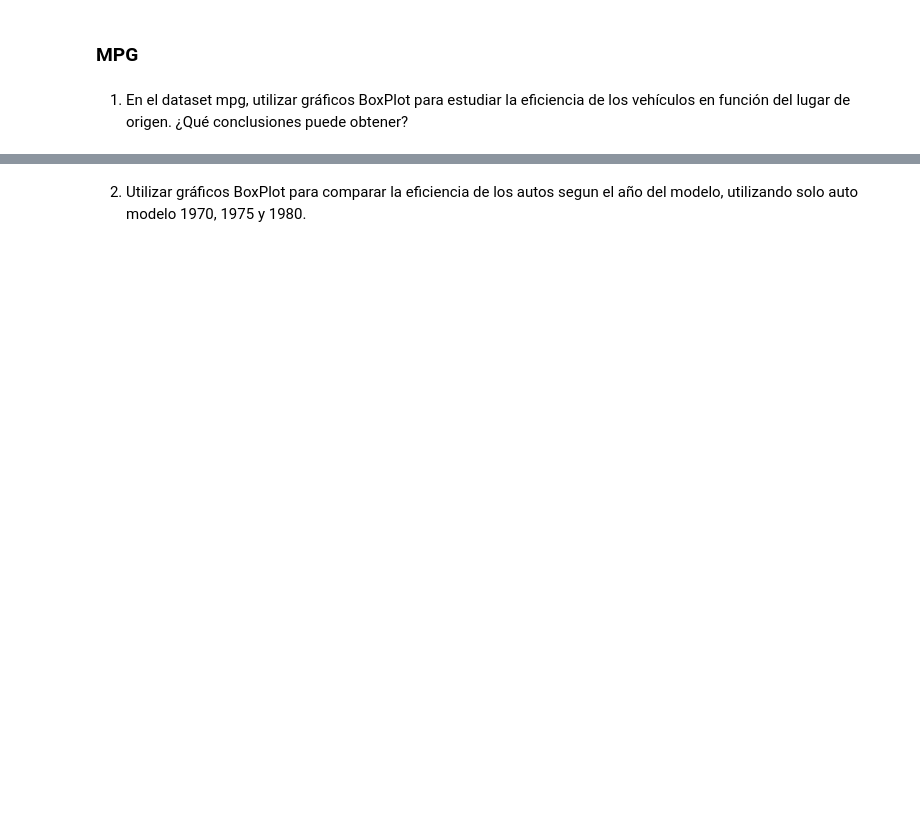
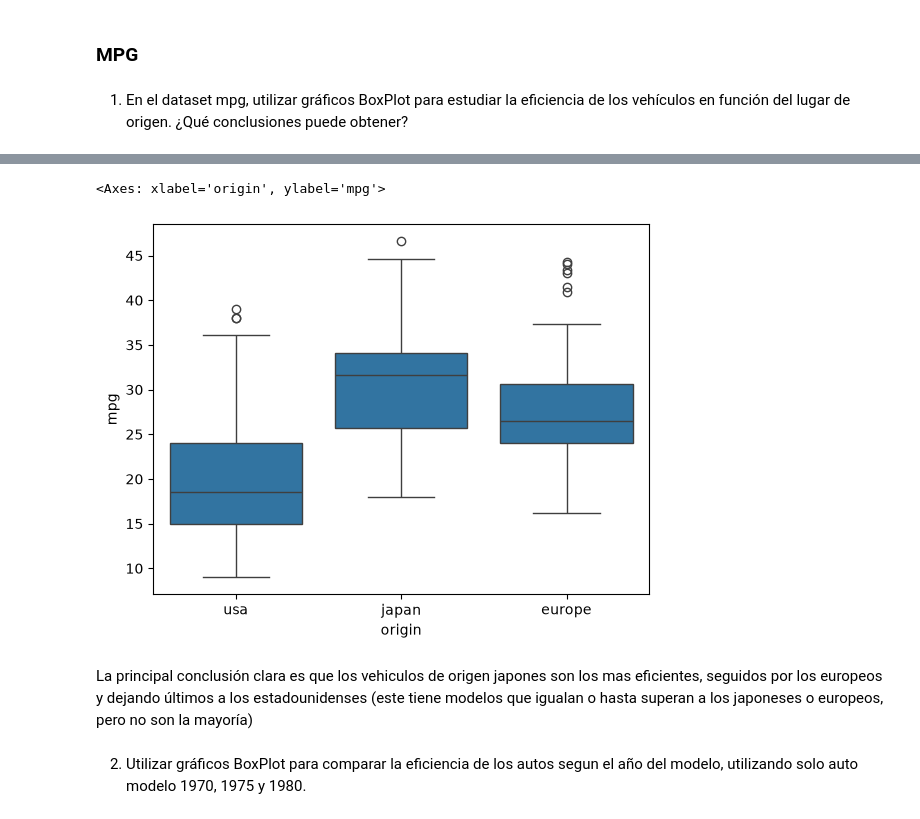
Before and after one commit to franamato/laboratorio-de-datos-1c2026, a Jupyter notebook: notebooks/ldd-clase03_04-visualizacion.ipynb, the cells around one changed output, grey strips where cells are left out. Cells and saved outputs as stored; diff of their text form; code cells hidden in the pictures; blank space fills up the shorter version.

```diff
--- a/notebooks/ldd-clase03_04-visualizacion.ipynb
+++ b/notebooks/ldd-clase03_04-visualizacion.ipynb
@@ -703,3 +708,6 @@ sns.boxplot(data = flights, x = "year", y = "passengers")
 ### MPG
 # %% [markdown]
 1) En el dataset mpg, utilizar gráficos BoxPlot para estudiar la eficiencia de los vehículos en función del lugar de origen. ¿Qué conclusiones puede obtener?
+# %%
+mpg = sns.load_dataset("mpg")
+mpg.head()
@@ -706,2 +721,9 @@ sns.boxplot(data = flights, x = "year", y = "passengers")
+# %%
+sns.boxplot(data = mpg, x = "origin", y = "mpg")
+# %% [output]
+<Axes: xlabel='origin', ylabel='mpg'>
+[figure, added]
+# %% [markdown]
+La principal conclusión clara es que los vehiculos de origen japones son los mas eficientes, seguidos por los europeos y dejando últimos a los estadounidenses (este tiene modelos que igualan o hasta superan a los japoneses o europeos, pero no son la mayoría)
 # %% [markdown]
 2) Utilizar gráficos BoxPlot para comparar la eficiencia de los autos segun el año del modelo, utilizando solo auto modelo 1970, 1975 y 1980.
```
Also changed, not shown: parts of 6 cells of this notebook.
